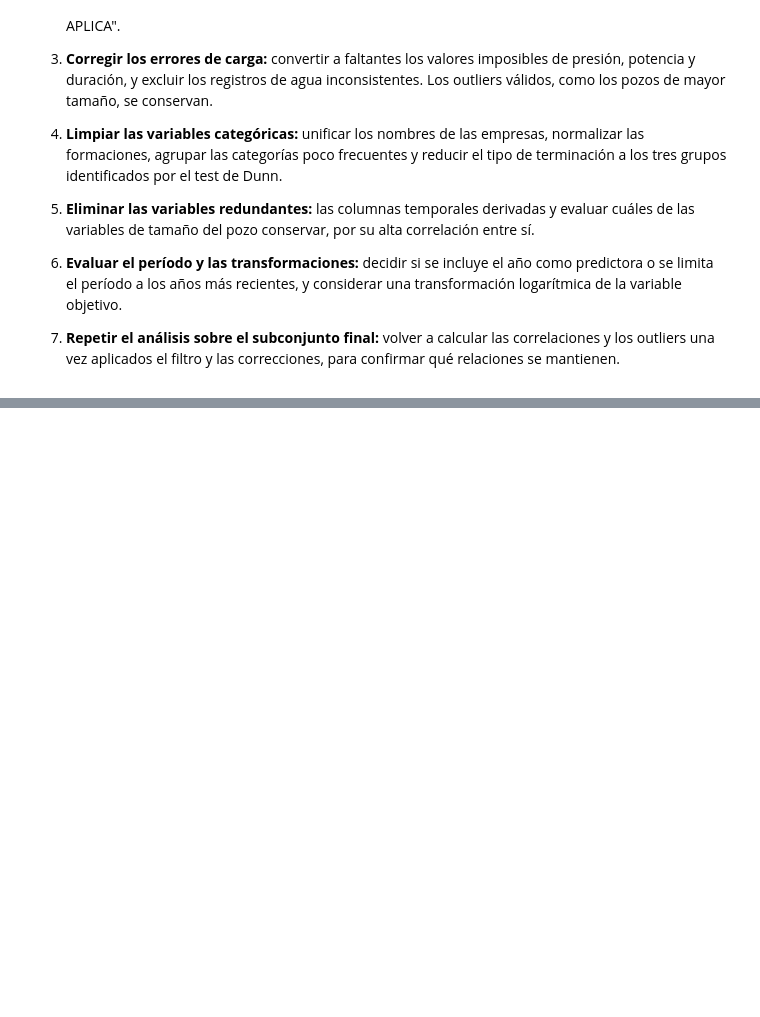
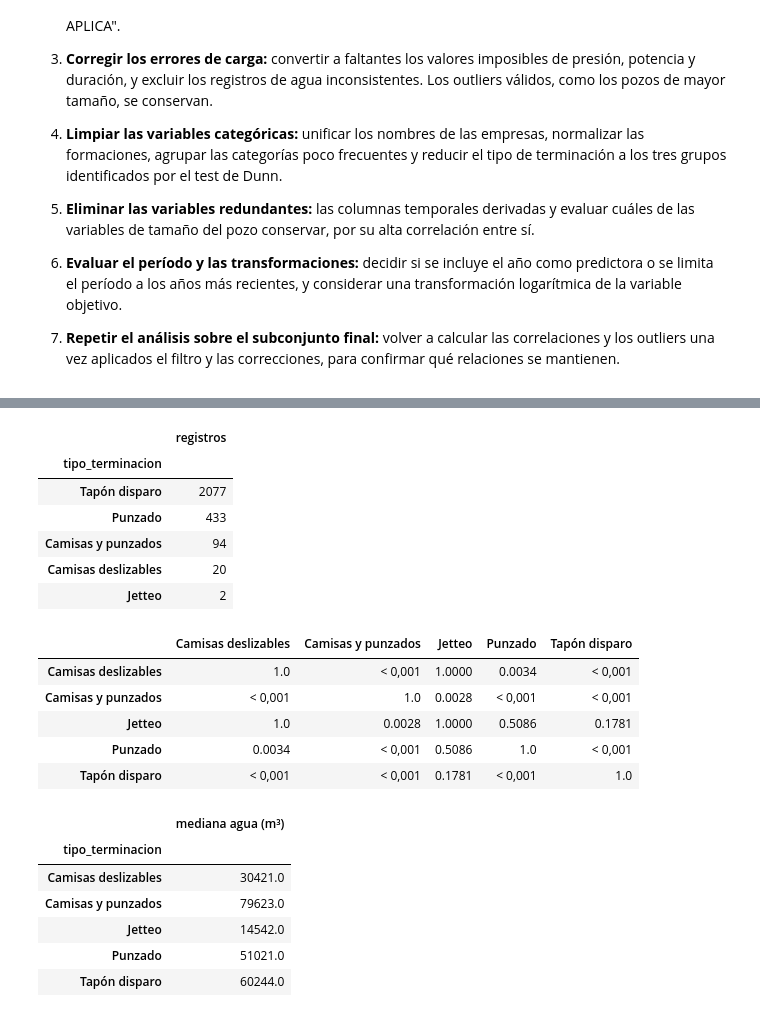
Before and after one commit to 1Claure/Ingenieria_De_Software, a Jupyter notebook: G10_IdS_Fracturas_de_pozos_agua.ipynb, the cells around one changed output, grey strips where cells are left out. Cells and saved outputs as stored; diff of their text form; code cells hidden in the pictures; blank space fills up the shorter version.

```diff
--- a/G10_IdS_Fracturas_de_pozos_agua.ipynb
+++ b/G10_IdS_Fracturas_de_pozos_agua.ipynb
@@ -1835,0 +1888,2 @@ La variable objetivo es `agua_inyectada_m3`, una variable cuantitativa continua,
+# %%
+df_limpio["tipo_reservorio"] = df_limpio["tipo_reservorio"].fillna("DESCONOCIDO")
@@ -1835,0 +2171,6 @@ La variable objetivo es `agua_inyectada_m3`, una variable cuantitativa continua,
+# %%
+# @title Eliminar co2_inyectado_m3: sin varianza y excluida del modelado
+ceros_co2 = int((pd.to_numeric(df_limpio["co2_inyectado_m3"], errors="coerce") == 0).sum())
+print(f"co2_inyectado_m3 en cero: {ceros_co2} de {len(df_limpio):,} registros")
+df_limpio = df_limpio.drop(columns=["co2_inyectado_m3"])
+print("Columnas restantes:", len(df_limpio.columns))
@@ -1835,0 +2186,12 @@ La variable objetivo es `agua_inyectada_m3`, una variable cuantitativa continua,
+# %%
+# @title Unificación de los nombres de las operadoras
+unificacion_empresas = {
+    "PLUSPETROL CUENCA NEUQUINA S.R.L.": "PLUSPETROL S.A.",
+    "VISTA OIL & GAS ARGENTINA SAU": "VISTA ENERGY ARGENTINA SAU",
+    "CGC ENERGIA SAU": "COMPAÑÍA GENERAL DE COMBUSTIBLES S.A.",
+}
+registros_unificados = df_limpio["empresa_informante"].isin(unificacion_empresas.keys()).sum()
+df_limpio["empresa_informante"] = df_limpio["empresa_informante"].replace(unificacion_empresas)
+
+print(f"Registros con el nombre unificado: {registros_unificados}")
+print(f"Operadoras distintas: {df_limpio['empresa_informante'].nunique()}")
@@ -1835,0 +2211,30 @@ La variable objetivo es `agua_inyectada_m3`, una variable cuantitativa continua,
+# %%
+# @title Test de Dunn sobre la población seleccionada
+display(df_limpio["tipo_terminacion"].value_counts().to_frame("registros"))
+
+dunn_poblacion = sp.posthoc_dunn(df_limpio, val_col="agua_inyectada_m3",
+                                 group_col="tipo_terminacion", p_adjust="bonferroni")
+display(dunn_poblacion.map(lambda p: "< 0,001" if p < 0.001 else round(p, 4)))
+display(df_limpio.groupby("tipo_terminacion")["agua_inyectada_m3"].median().round(0)
+                 .to_frame("mediana agua (m³)"))
+# %% [output]
+|  | registros |
+| tipo_terminacion |  |
+| Tapón disparo | 2077 |
+| Punzado | 433 |
+| Camisas y punzados | 94 |
+| Camisas deslizables | 20 |
+| Jetteo | 2 |
+|  | Camisas deslizables | Camisas y punzados | Jetteo | Punzado | Tapón disparo |
+| Camisas deslizables | 1.0 | < 0,001 | 1.0000 | 0.0034 | < 0,001 |
+| Camisas y punzados | < 0,001 | 1.0 | 0.0028 | < 0,001 | < 0,001 |
+| Jetteo | 1.0 | 0.0028 | 1.0000 | 0.5086 | 0.1781 |
+| Punzado | 0.0034 | < 0,001 | 0.5086 | 1.0 | < 0,001 |
+| Tapón disparo | < 0,001 | < 0,001 | 0.1781 | < 0,001 | 1.0 |
+|  | mediana agua (m³) |
+| tipo_terminacion |  |
+| Camisas deslizables | 30421.0 |
+| Camisas y punzados | 79623.0 |
+| Jetteo | 14542.0 |
+| Punzado | 51021.0 |
+| Tapón disparo | 60244.0 |
```
Also changed, not shown: parts of 43 cells of this notebook, 2 other files.
